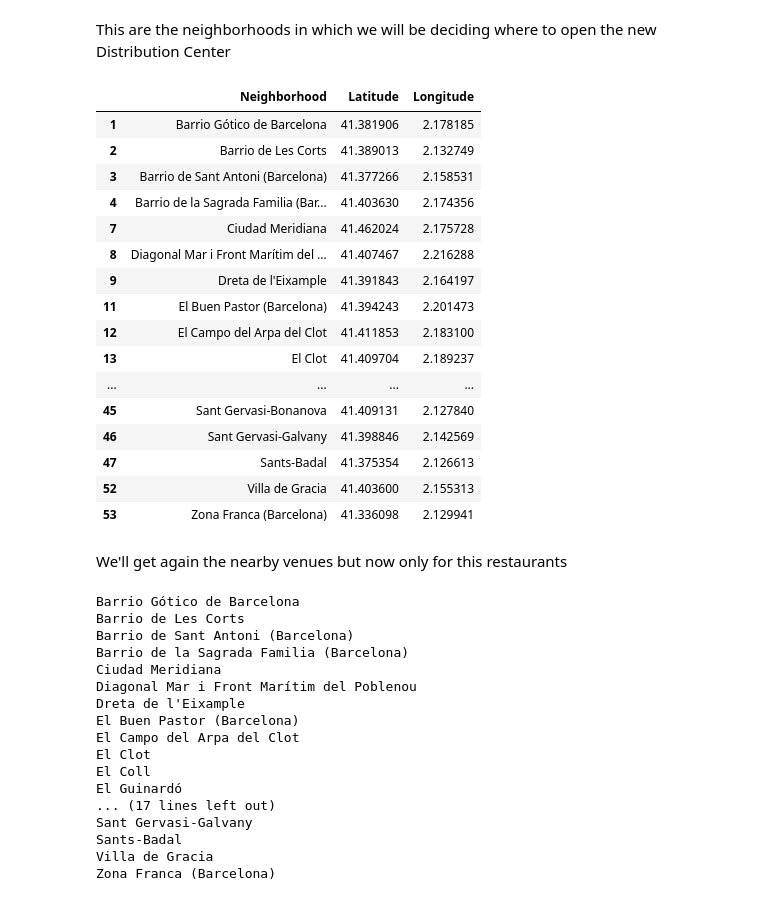
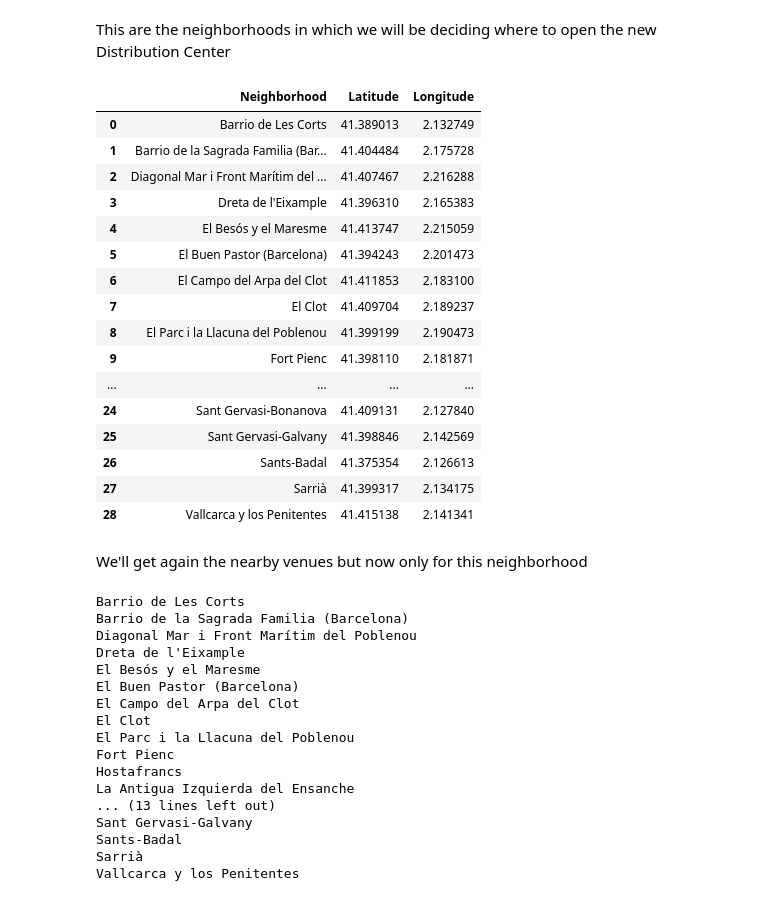
Before and after one commit to FranMorillo/Capstone_Project, a Jupyter notebook: Distribution Center for Mediterranean Restaurants.ipynb, the cells around one changed output. Saved outputs shown, nothing was run; the diff lists cells and outputs as text; code cells hidden in the pictures.

```diff
--- a/Distribution Center for Mediterranean Restaurants.ipynb
+++ b/Distribution Center for Mediterranean Restaurants.ipynb
@@ -239,0 +249,7 @@ As we can see there is a particular neighborhoods that seems to be very far from
+# %%
+Barcelona['Population']=rfd_index['Població']
+Barcelona['RFD Index']=rfd_index['Índex RFD Barcelona = 100']
+Barcelona=Barcelona.reset_index(drop=True)
+Barcelona.sort_values('Neighborhood',ascending=True,inplace=True)
+Barcelona=Barcelona.reset_index(drop=True)
+Barcelona
@@ -342,7 +378,7 @@ Barcelona_onehot.head()
 # move neighborhood column to the first column
 colnames = Barcelona_onehot.columns.tolist()
 print(colnames.index('Neighborhood'))
-fixed_columns = [Barcelona_onehot.columns[180]] + list(Barcelona_onehot.columns[:180])
+fixed_columns = [Barcelona_onehot.columns[181]] + list(Barcelona_onehot.columns[:181])
 Barcelona_onehot = Barcelona_onehot[fixed_columns]
 Barcelona_onehot.head()
 # %% [output]
@@ -434,7 +506,7 @@ Then we intercept all the vertical lines that are right below of the horizontal
 # %%
 # set number of clusters
 
-kclusters = 3
+kclusters = 5
 
 Barcelona_grouped_clustering = Barcelona_grouped.drop('Neighborhood', 1)
 
@@ -501,3 +570,14 @@ Cluster_2=Barcelona_merged.loc[Barcelona_merged['Cluster Labels'] == 2, Barcelon
+# %%
+Cluster_0_tot=Barcelona_merged.loc[Barcelona_merged['Cluster Labels'] == 0, Barcelona_merged.columns[[0] + list(range(1, Barcelona_merged.shape[1]))]]
+Cluster_1_tot=Barcelona_merged.loc[Barcelona_merged['Cluster Labels'] == 1, Barcelona_merged.columns[[0] + list(range(1, Barcelona_merged.shape[1]))]]
+Cluster_2_tot=Barcelona_merged.loc[Barcelona_merged['Cluster Labels'] == 2, Barcelona_merged.columns[[0] + list(range(1, Barcelona_merged.shape[1]))]]
+Cluster_3_tot=Barcelona_merged.loc[Barcelona_merged['Cluster Labels'] == 3, Barcelona_merged.columns[[0] + list(range(1, Barcelona_merged.shape[1]))]]
+Cluster_4_tot=Barcelona_merged.loc[Barcelona_merged['Cluster Labels'] == 4, Barcelona_merged.columns[[0] + list(range(1, Barcelona_merged.shape[1]))]]
+Cluster_0=Barcelona_merged.loc[Barcelona_merged['Cluster Labels'] == 0, Barcelona_merged.columns[[0] + list(range(3, Barcelona_merged.shape[1]))]]
+Cluster_1=Barcelona_merged.loc[Barcelona_merged['Cluster Labels'] == 1, Barcelona_merged.columns[[0] + list(range(3, Barcelona_merged.shape[1]))]]
+Cluster_2=Barcelona_merged.loc[Barcelona_merged['Cluster Labels'] == 2, Barcelona_merged.columns[[0] + list(range(3, Barcelona_merged.shape[1]))]]
+Cluster_3=Barcelona_merged.loc[Barcelona_merged['Cluster Labels'] == 3, Barcelona_merged.columns[[0] + list(range(3, Barcelona_merged.shape[1]))]]
+Cluster_4=Barcelona_merged.loc[Barcelona_merged['Cluster Labels'] == 4, Barcelona_merged.columns[[0] + list(range(, Barcelona_merged.shape[1]))]]
 # %%
 Cluster_0
 # %% [output]
@@ -552,50 +647,49 @@ Cluster_0.drop('Cluster Labels',axis=1,inplace=True)
 # %% [markdown]
 This are the neighborhoods in which we will be deciding where to open the new Distribution Center
 # %%
-Neighborhoods_final=Cluster_0.iloc[:,0:3]
+Neighborhoods_final=Cluster_4_tot.iloc[:,0:3]
+Neighborhoods_final=Neighborhoods_final.reset_index(drop=True)
 Neighborhoods_final
 # %% [output]
 |  | Neighborhood | Latitude | Longitude |
-| 1 | Barrio Gótico de Barcelona | 41.381906 | 2.178185 |
-| 2 | Barrio de Les Corts | 41.389013 | 2.132749 |
-| 3 | Barrio de Sant Antoni (Barcelona) | 41.377266 | 2.158531 |
-| 4 | Barrio de la Sagrada Familia (Bar... | 41.403630 | 2.174356 |
-| 7 | Ciudad Meridiana | 41.462024 | 2.175728 |
-| 8 | Diagonal Mar i Front Marítim del ... | 41.407467 | 2.216288 |
-| 9 | Dreta de l'Eixample | 41.391843 | 2.164197 |
-| 11 | El Buen Pastor (Barcelona) | 41.394243 | 2.201473 |
-| 12 | El Campo del Arpa del Clot | 41.411853 | 2.183100 |
-| 13 | El Clot | 41.409704 | 2.189237 |
+| 0 | Barrio de Les Corts | 41.389013 | 2.132749 |
+| 1 | Barrio de la Sagrada Familia (Bar... | 41.404484 | 2.175728 |
+| 2 | Diagonal Mar i Front Marítim del ... | 41.407467 | 2.216288 |
+| 3 | Dreta de l'Eixample | 41.396310 | 2.165383 |
+| 4 | El Besós y el Maresme | 41.413747 | 2.215059 |
+| 5 | El Buen Pastor (Barcelona) | 41.394243 | 2.201473 |
+| 6 | El Campo del Arpa del Clot | 41.411853 | 2.183100 |
+| 7 | El Clot | 41.409704 | 2.189237 |
+| 8 | El Parc i la Llacuna del Poblenou | 41.399199 | 2.190473 |
+| 9 | Fort Pienc | 41.398110 | 2.181871 |
 | ... | ... | ... | ... |
-| 45 | Sant Gervasi-Bonanova | 41.409131 | 2.127840 |
-| 46 | Sant Gervasi-Galvany | 41.398846 | 2.142569 |
-| 47 | Sants-Badal | 41.375354 | 2.126613 |
-| 52 | Villa de Gracia | 41.403600 | 2.155313 |
-| 53 | Zona Franca (Barcelona) | 41.336098 | 2.129941 |
+| 24 | Sant Gervasi-Bonanova | 41.409131 | 2.127840 |
+| 25 | Sant Gervasi-Galvany | 41.398846 | 2.142569 |
+| 26 | Sants-Badal | 41.375354 | 2.126613 |
+| 27 | Sarrià | 41.399317 | 2.134175 |
+| 28 | Vallcarca y los Penitentes | 41.415138 | 2.141341 |
 # %% [markdown]
-We'll get again the nearby venues but now only for this restaurants
+We'll get again the nearby venues but now only for this neighborhood
 # %%
-LIMIT = 100
-radius = 850
-Cluster_0_venues=getNearbyVenues(names=Neighborhoods_final['Neighborhood'],
+Cluster4_venues = getNearbyVenues(names=Neighborhoods_final['Neighborhood'],
                                    latitudes=Neighborhoods_final['Latitude'],
                                    longitudes=Neighborhoods_final['Longitude']
                                   )
 # %% [output]
-Barrio Gótico de Barcelona
 Barrio de Les Corts
-Barrio de Sant Antoni (Barcelona)
 Barrio de la Sagrada Familia (Barcelona)
-Ciudad Meridiana
 Diagonal Mar i Front Marítim del Poblenou
 Dreta de l'Eixample
+El Besós y el Maresme
 El Buen Pastor (Barcelona)
 El Campo del Arpa del Clot
 El Clot
-El Coll
-El Guinardó
-... (17 lines left out)
+El Parc i la Llacuna del Poblenou
+Fort Pienc
+Hostafrancs
+La Antigua Izquierda del Ensanche
+... (13 lines left out)
 Sant Gervasi-Galvany
 Sants-Badal
-Villa de Gracia
-Zona Franca (Barcelona)
+Sarrià
+Vallcarca y los Penitentes
```
Also changed, not shown: parts of 46 cells of this notebook.
